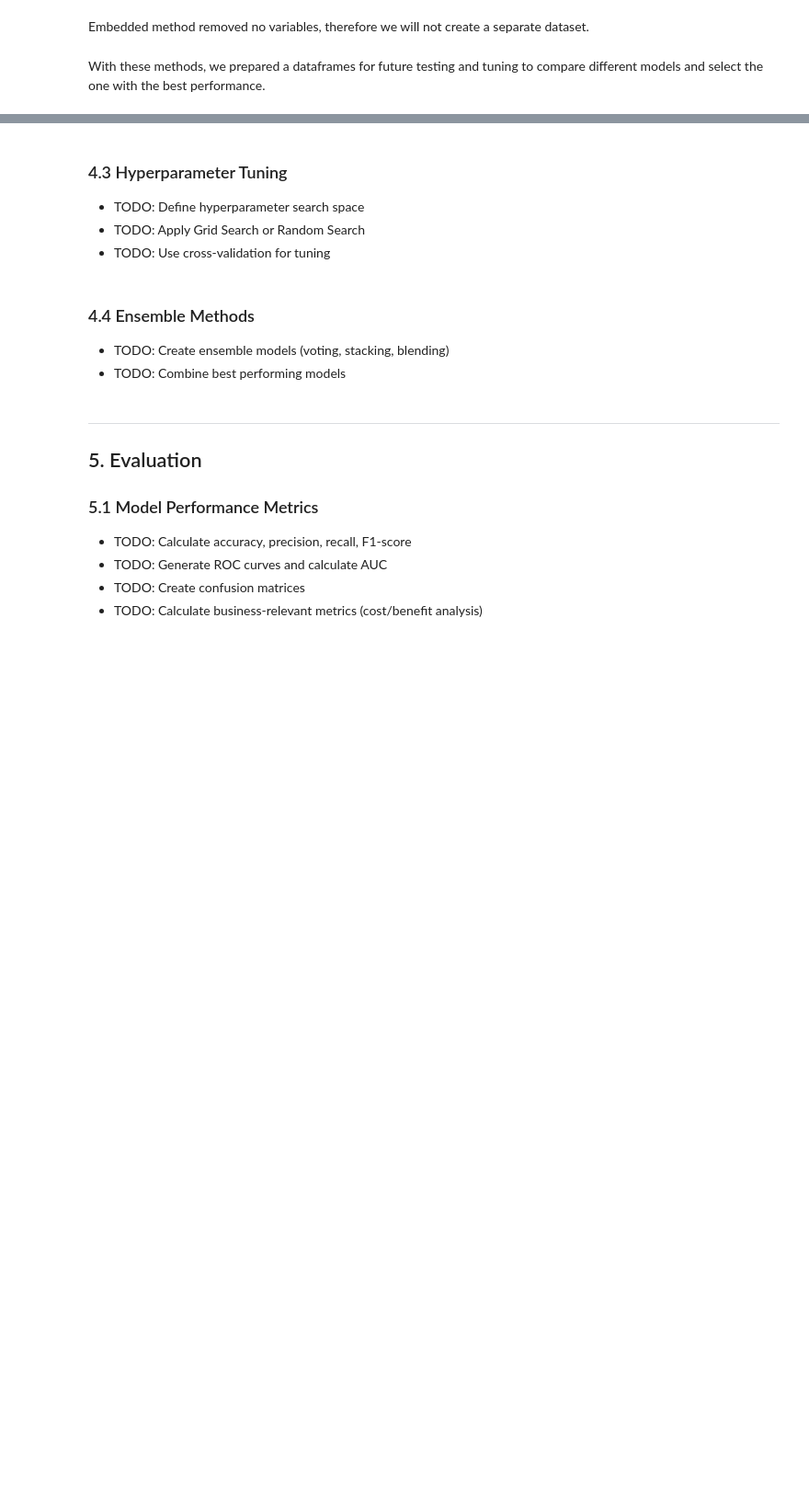
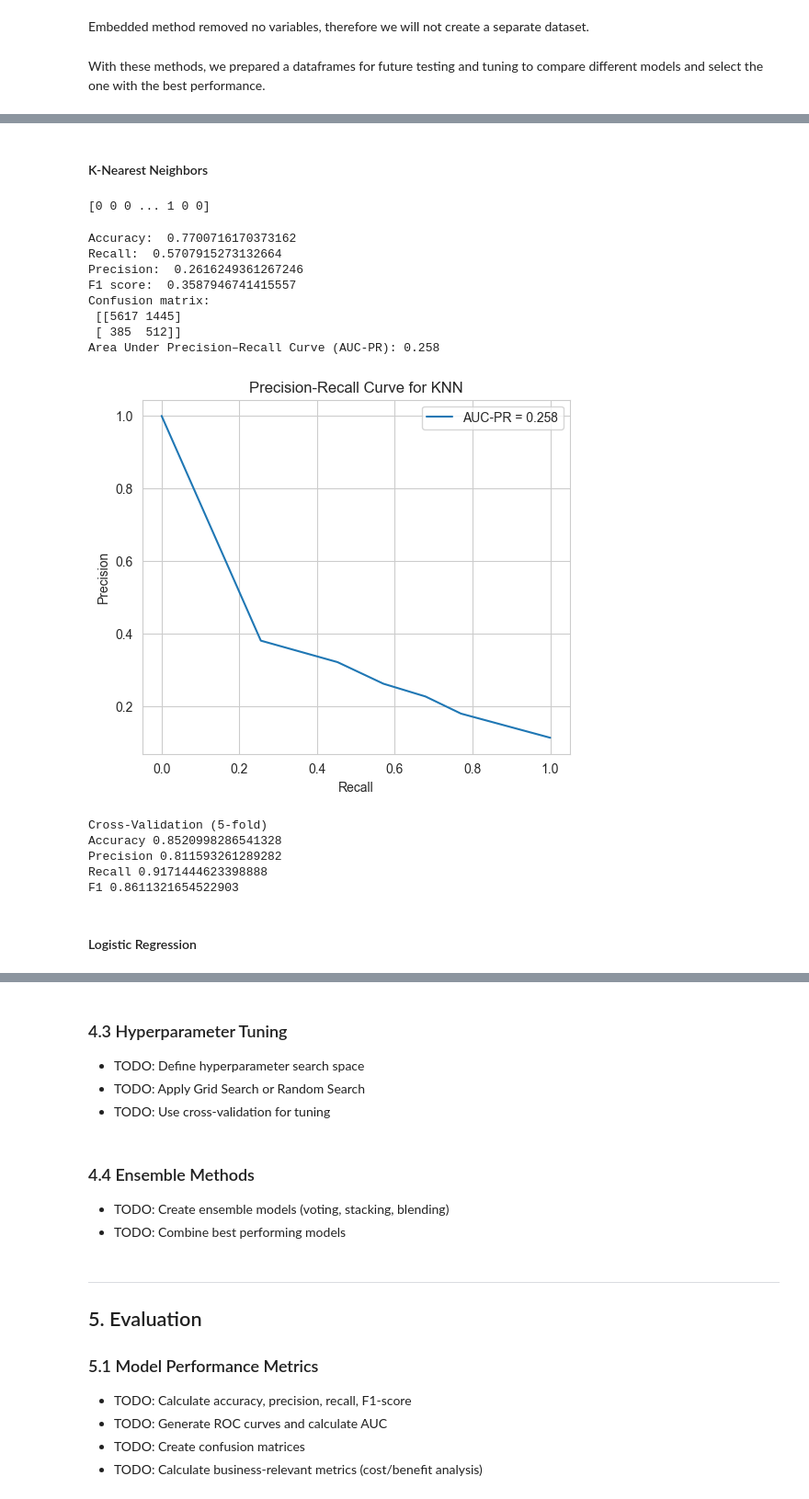
Before and after one commit to matowaty/MINDD_project, a Jupyter notebook: project.ipynb, the cells around one changed output, grey strips where cells are left out. Shown at 92% size. Drawn from its saved outputs; the diff is of its cells as text; code cells hidden in the pictures; blank space fills up the shorter version.

Commit message:
Basic models and comparision added

```diff
--- a/project.ipynb
+++ b/project.ipynb
@@ -791,0 +1078,5 @@ With these methods, we prepared a dataframes for future testing and tuning to co
+# %%
+X_train = df1.drop(columns=['y'])
+y_train= df1['y']
+X_test = df1_test.drop(columns=['y'])
+y_test = df1_test['y']
@@ -791,0 +1095,75 @@ With these methods, we prepared a dataframes for future testing and tuning to co
+# %% [markdown]
+#### K-Nearest Neighbors
+# %%
+# Default values: n_neighbors=5, metric='minkowski', p=2
+knn_basic = KNeighborsClassifier()
+scaler = StandardScaler()
+X_train_knn_scaled = scaler.fit_transform(X_train)
+X_test_knn_scaled = scaler.transform(X_test)
+
+knn_basic.fit(X_train_knn_scaled, y_train)
+pred_knn = knn_basic.predict(X_test_knn_scaled)
+y_proba_knn = knn_basic.predict_proba(X_test_knn_scaled)[:, 1]
+print(pred_knn)
+# %% [output]
+[0 0 0 ... 1 0 0]
+# %%
+# Evaluation (accuracy, recall, precision, AUC-PR, f1 score, confusion matrix)
+accuracy_knn = accuracy_score(y_test, pred_knn)
+recall_knn = recall_score(y_test, pred_knn)
+precision_knn = precision_score(y_test, pred_knn)
+f1_knn = f1_score(y_test, pred_knn)
+cm_knn= confusion_matrix(y_test, pred_knn)
+precision, recall, thresholds = precision_recall_curve(y_test, y_proba_knn)
+auc_pr_knn = average_precision_score(y_test, y_proba_knn)
+
+print("Accuracy: ", accuracy_knn)
+print("Recall: ", recall_knn)
+print("Precision: ", precision_knn)
+print("F1 score: ", f1_knn)
+print("Confusion matrix:\n", cm_knn)
+print(f"Area Under Precision–Recall Curve (AUC-PR): {auc_pr_knn:.3f}")
+
+plt.figure(figsize=(6,5))
+plt.plot(recall, precision, label=f"AUC-PR = {auc_pr_knn:.3f}")
+plt.xlabel("Recall")
+plt.ylabel("Precision")
+plt.title("Precision-Recall Curve for KNN")
+plt.legend()
+plt.grid(True)
+plt.show()
+# %% [output]
+Accuracy:  0.7700716170373162
+Recall:  0.5707915273132664
+Precision:  0.2616249361267246
+F1 score:  0.3587946741415557
+Confusion matrix:
+ [[5617 1445]
+ [ 385  512]]
+Area Under Precision–Recall Curve (AUC-PR): 0.258
+[figure, added]
+# %%
+# Cross validation
+from sklearn.model_selection import StratifiedKFold, cross_validate
+from sklearn.pipeline import Pipeline
+
+knn_pipeline = Pipeline([
+    ('scaler', StandardScaler()),
+    ('knn', KNeighborsClassifier())
+])
+cv = StratifiedKFold(n_splits=5, shuffle=True, random_state=42)
+scoring = ['accuracy', 'precision', 'recall', 'f1']
+
+cv_results = cross_validate(knn_pipeline, X_train, y_train, cv=cv, scoring=scoring)
+
+print("Cross-Validation (5-fold)")
+for metric in scoring:
+       print(metric.capitalize(), np.mean(cv_results[f'test_{metric}']))
+# %% [output]
+Cross-Validation (5-fold)
+Accuracy 0.8520998286541328
+Precision 0.811593261289282
+Recall 0.9171444623398888
+F1 0.8611321654522903
+# %% [markdown]
+#### Logistic Regression
```
Also changed, not shown: parts of 55 cells of this notebook.
